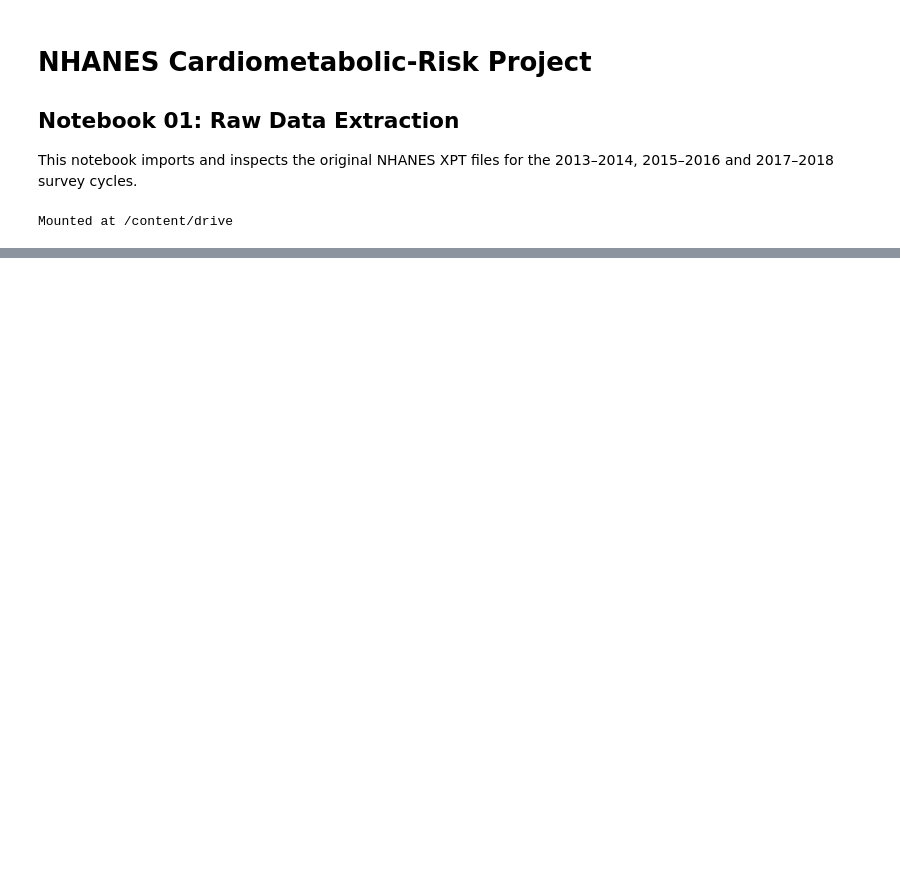
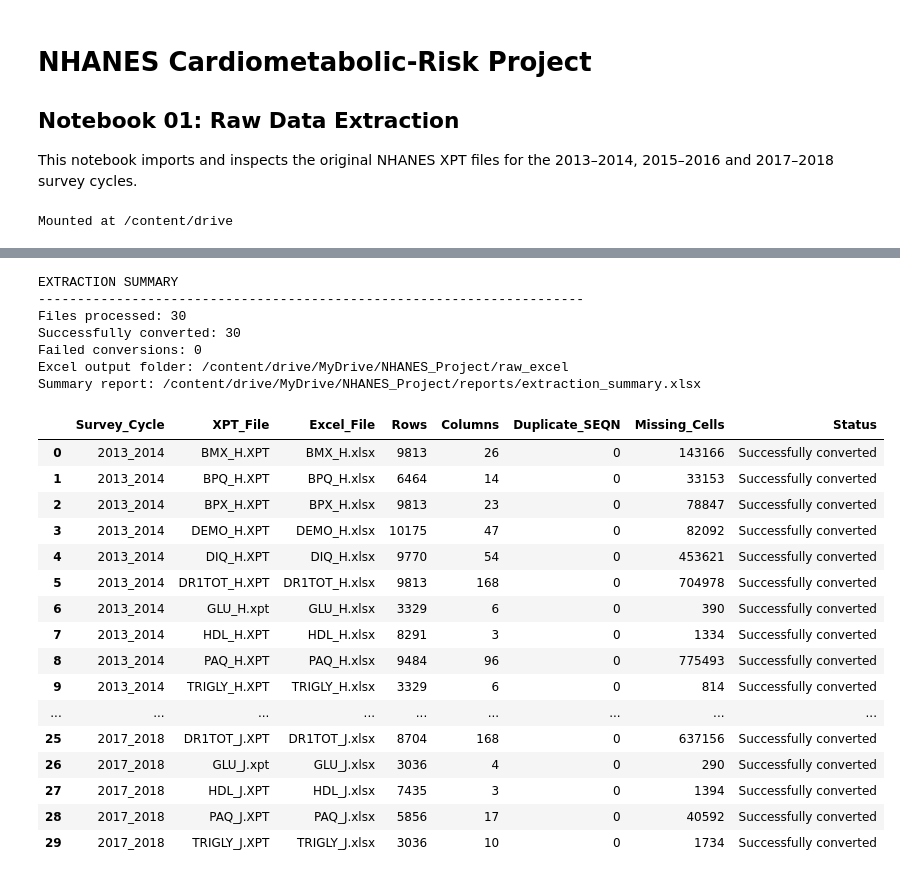
Before and after one commit to Heashalla/FYP, a Jupyter notebook: 01_data_extraction.ipynb, the cells around one changed output, grey strips where cells are left out. Cells and saved outputs as stored; diff of their text form; code cells hidden in the pictures; blank space fills up the shorter version.

```diff
--- a/01_data_extraction.ipynb
+++ b/01_data_extraction.ipynb
@@ -16,11 +16,19 @@ Mounted at /content/drive
 from pathlib import Path
 
 project_folder = Path("/content/drive/MyDrive/NHANES_Project")
-raw_data_folder = project_folder / "raw_data"
+zip_file = project_folder / "NHANES_raw_data.zip"
 
 print("Project folder:", project_folder)
 print("Project folder exists:", project_folder.exists())
-print("Raw-data folder:", raw_data_folder)
-print("Raw-data folder exists:", raw_data_folder.exists())
+print()
+print("ZIP file:", zip_file)
+print("ZIP file exists:", zip_file.exists())
+
+if zip_file.exists():
+    size_mb = zip_file.stat().st_size / (1024 * 1024)
+    print(f"ZIP file size: {size_mb:.2f} MB")
+    print("\nStatus: ZIP file located successfully.")
+else:
+    print("\nStatus: ZIP file was not found.")
 # %% [output]
 Project folder: /content/drive/MyDrive/NHANES_Project
@@ -29,0 +433,54 @@ Raw-data folder exists: False
+# %%
+summary_dataframe = pd.DataFrame(extraction_summary)
+
+reports_folder = project_folder / "reports"
+reports_folder.mkdir(parents=True, exist_ok=True)
+
+summary_file = reports_folder / "extraction_summary.xlsx"
+
+summary_dataframe.to_excel(
+    summary_file,
+    sheet_name="Extraction_Summary",
+    index=False
+)
+
+successful_files = (
+    summary_dataframe["Status"] == "Successfully converted"
+).sum()
+
+failed_files = len(summary_dataframe) - successful_files
+
+print("EXTRACTION SUMMARY")
+print("-" * 70)
+print("Files processed:", len(summary_dataframe))
+print("Successfully converted:", successful_files)
+print("Failed conversions:", failed_files)
+print("Excel output folder:", excel_root)
+print("Summary report:", summary_file)
+
+display(summary_dataframe)
+# %% [output]
+EXTRACTION SUMMARY
+----------------------------------------------------------------------
+Files processed: 30
+Successfully converted: 30
+Failed conversions: 0
+Excel output folder: /content/drive/MyDrive/NHANES_Project/raw_excel
+Summary report: /content/drive/MyDrive/NHANES_Project/reports/extraction_summary.xlsx
+|  | Survey_Cycle | XPT_File | Excel_File | Rows | Columns | Duplicate_SEQN | Missing_Cells | Status |
+| 0 | 2013_2014 | BMX_H.XPT | BMX_H.xlsx | 9813 | 26 | 0 | 143166 | Successfully converted |
+| 1 | 2013_2014 | BPQ_H.XPT | BPQ_H.xlsx | 6464 | 14 | 0 | 33153 | Successfully converted |
+| 2 | 2013_2014 | BPX_H.XPT | BPX_H.xlsx | 9813 | 23 | 0 | 78847 | Successfully converted |
+| 3 | 2013_2014 | DEMO_H.XPT | DEMO_H.xlsx | 10175 | 47 | 0 | 82092 | Successfully converted |
+| 4 | 2013_2014 | DIQ_H.XPT | DIQ_H.xlsx | 9770 | 54 | 0 | 453621 | Successfully converted |
+| 5 | 2013_2014 | DR1TOT_H.XPT | DR1TOT_H.xlsx | 9813 | 168 | 0 | 704978 | Successfully converted |
+| 6 | 2013_2014 | GLU_H.xpt | GLU_H.xlsx | 3329 | 6 | 0 | 390 | Successfully converted |
+| 7 | 2013_2014 | HDL_H.XPT | HDL_H.xlsx | 8291 | 3 | 0 | 1334 | Successfully converted |
+| 8 | 2013_2014 | PAQ_H.XPT | PAQ_H.xlsx | 9484 | 96 | 0 | 775493 | Successfully converted |
+| 9 | 2013_2014 | TRIGLY_H.XPT | TRIGLY_H.xlsx | 3329 | 6 | 0 | 814 | Successfully converted |
+| ... | ... | ... | ... | ... | ... | ... | ... | ... |
+| 25 | 2017_2018 | DR1TOT_J.XPT | DR1TOT_J.xlsx | 8704 | 168 | 0 | 637156 | Successfully converted |
+| 26 | 2017_2018 | GLU_J.xpt | GLU_J.xlsx | 3036 | 4 | 0 | 290 | Successfully converted |
+| 27 | 2017_2018 | HDL_J.XPT | HDL_J.xlsx | 7435 | 3 | 0 | 1394 | Successfully converted |
+| 28 | 2017_2018 | PAQ_J.XPT | PAQ_J.xlsx | 5856 | 17 | 0 | 40592 | Successfully converted |
+| 29 | 2017_2018 | TRIGLY_J.XPT | TRIGLY_J.xlsx | 3036 | 10 | 0 | 1734 | Successfully converted |
```
Also changed, not shown: parts of 9 cells of this notebook.
